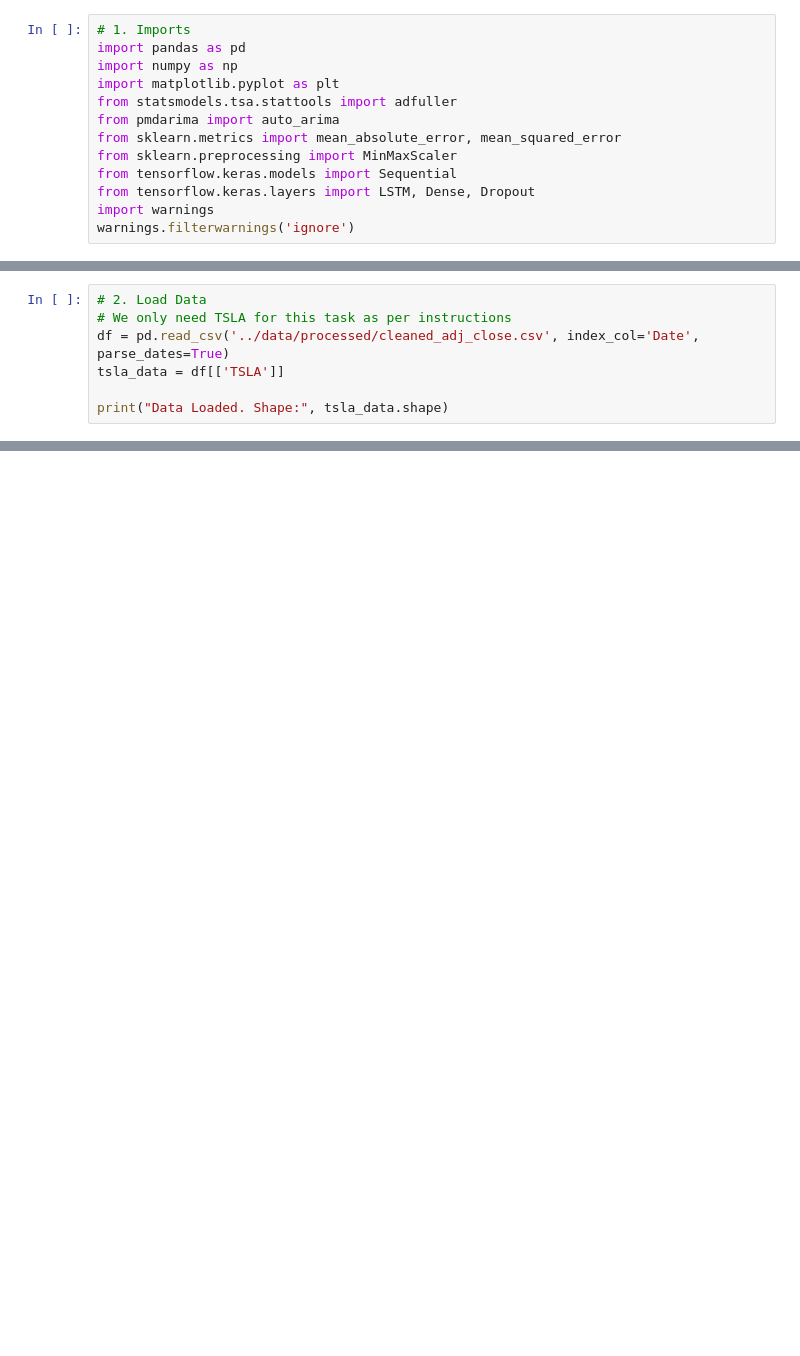
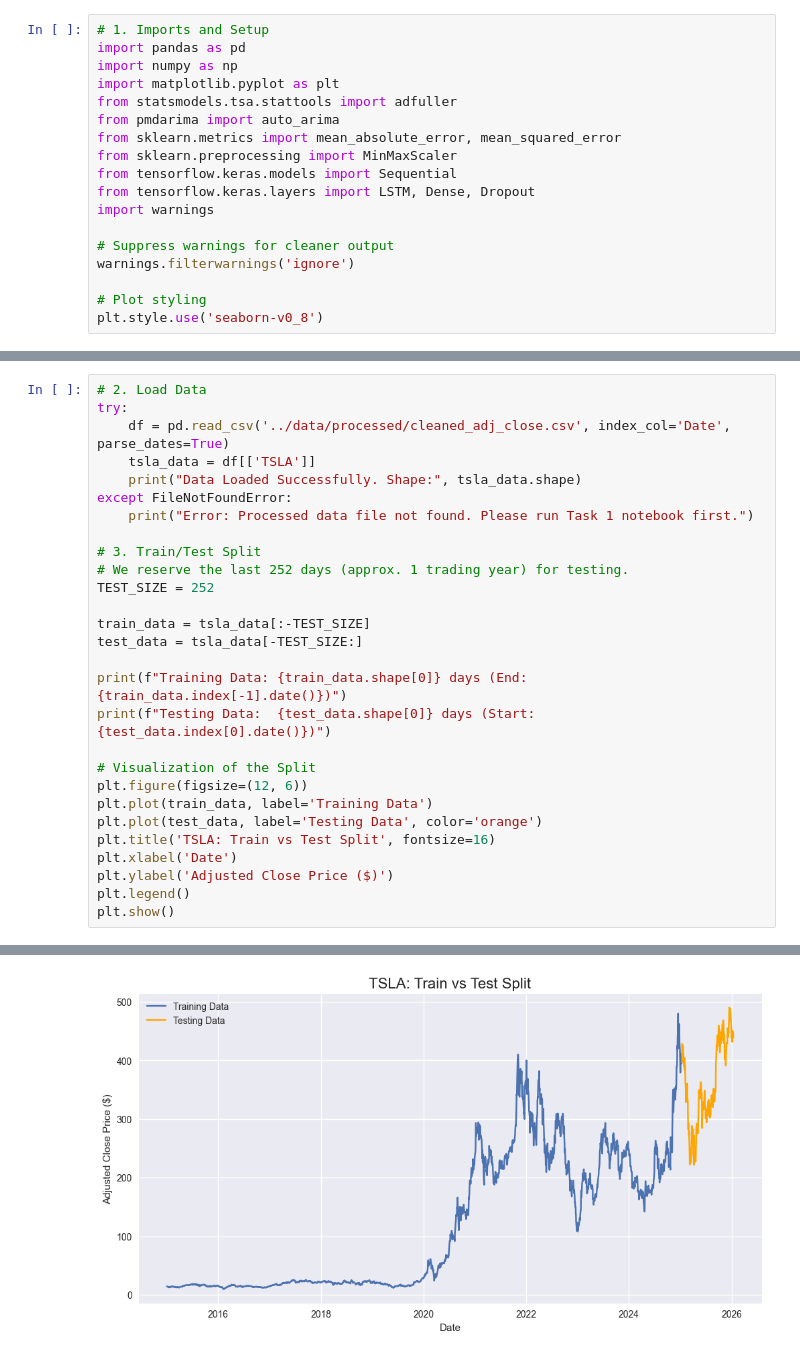
Before and after one commit to nathanaeldereje/portfolio-optimization, a Jupyter notebook: notebooks/02_ts_forecasting.ipynb, the cells around one changed output, grey strips where cells are left out. Drawn from its saved outputs; the diff is of its cells as text; blank space fills up the shorter version.

```diff
--- a/notebooks/02_ts_forecasting.ipynb
+++ b/notebooks/02_ts_forecasting.ipynb
@@ -1,5 +12,5 @@
 # %%
-# 1. Imports
+# 1. Imports and Setup
 import pandas as pd
 import numpy as np
 import matplotlib.pyplot as plt
@@ -10,4 +21,9 @@ from sklearn.preprocessing import MinMaxScaler
 from tensorflow.keras.models import Sequential
 from tensorflow.keras.layers import LSTM, Dense, Dropout
 import warnings
+
+# Suppress warnings for cleaner output
 warnings.filterwarnings('ignore')
+
+# Plot styling
+plt.style.use('seaborn-v0_8')
@@ -14,8 +33,29 @@ warnings.filterwarnings('ignore')
 # %%
 # 2. Load Data
-# We only need TSLA for this task as per instructions
-df = pd.read_csv('../data/processed/cleaned_adj_close.csv', index_col='Date', parse_dates=True)
-tsla_data = df[['TSLA']]
+try:
+    df = pd.read_csv('../data/processed/cleaned_adj_close.csv', index_col='Date', parse_dates=True)
+    tsla_data = df[['TSLA']]
+    print("Data Loaded Successfully. Shape:", tsla_data.shape)
+except FileNotFoundError:
+    print("Error: Processed data file not found. Please run Task 1 notebook first.")
 
-print("Data Loaded. Shape:", tsla_data.shape)
+# 3. Train/Test Split
+# We reserve the last 252 days (approx. 1 trading year) for testing.
+TEST_SIZE = 252
+
+train_data = tsla_data[:-TEST_SIZE]
+test_data = tsla_data[-TEST_SIZE:]
+
+print(f"Training Data: {train_data.shape[0]} days (End: {train_data.index[-1].date()})")
+print(f"Testing Data:  {test_data.shape[0]} days (Start: {test_data.index[0].date()})")
+
+# Visualization of the Split
+plt.figure(figsize=(12, 6))
+plt.plot(train_data, label='Training Data')
+plt.plot(test_data, label='Testing Data', color='orange')
+plt.title('TSLA: Train vs Test Split', fontsize=16)
+plt.xlabel('Date')
+plt.ylabel('Adjusted Close Price ($)')
+plt.legend()
+plt.show()
 # %% [output]
@@ -22,0 +65 @@ Data Loaded. Shape: (2775, 1)
+[figure, added]
```
Also changed, not shown: parts of 17 cells of this notebook.
